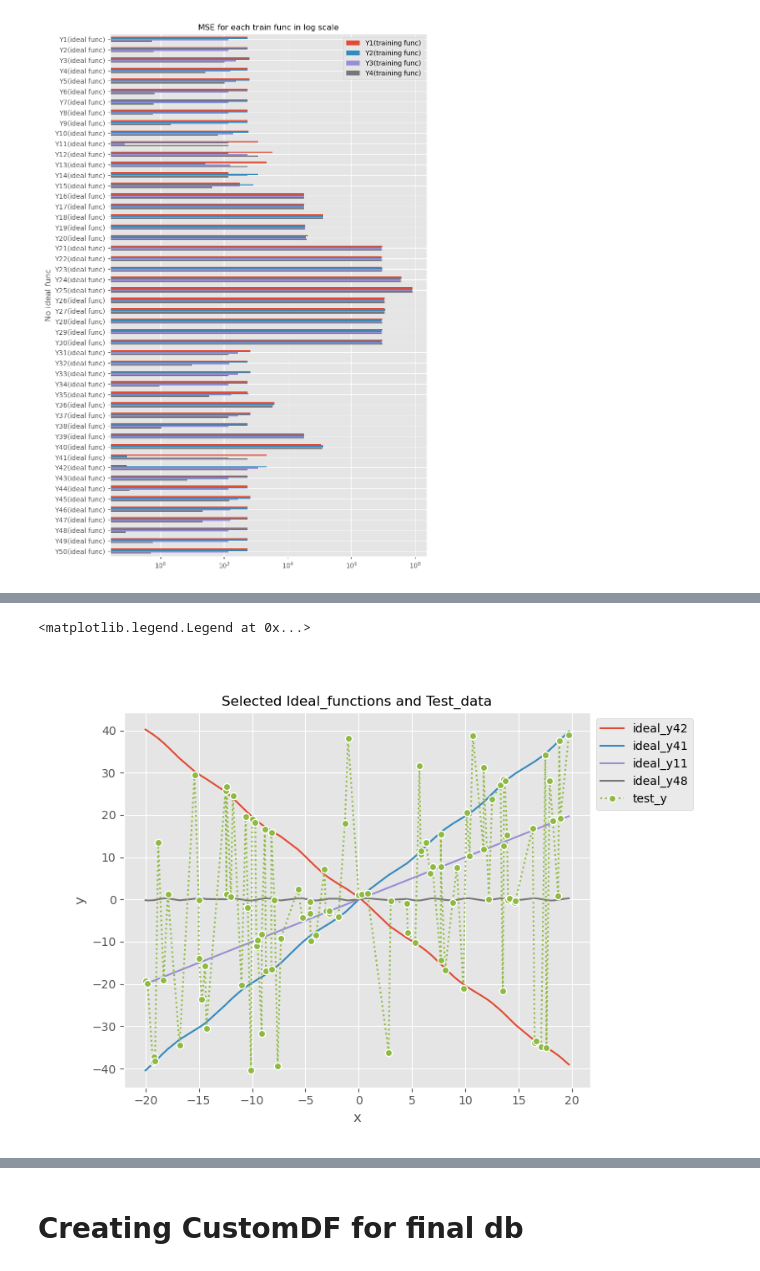
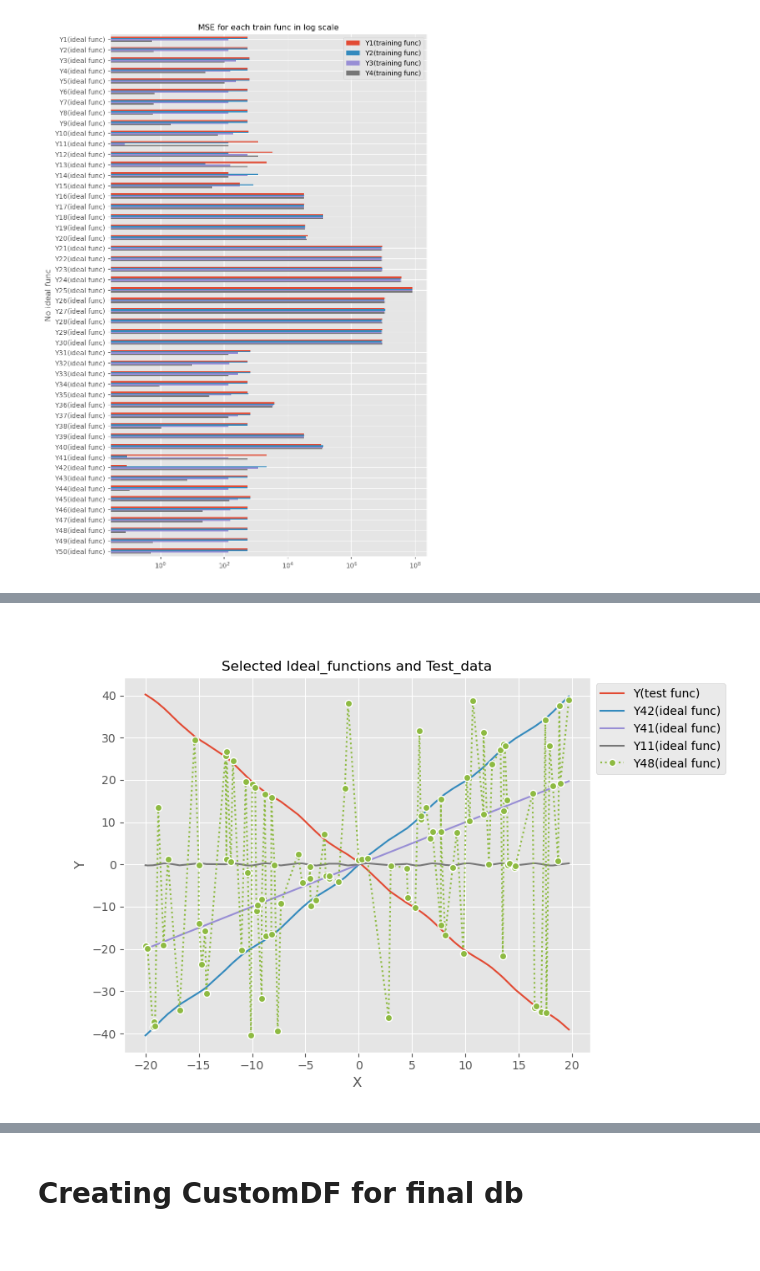
Before and after one commit to Fful/pyprog-course-WA, a Jupyter notebook: data_processing.ipynb, the cells around one changed output, grey strips where cells are left out. Drawn from its saved outputs; the diff is of its cells as text; code cells hidden in the pictures.

```diff
--- a/data_processing.ipynb
+++ b/data_processing.ipynb
@@ -321,17 +392,7 @@ merged_df.head()
 | 2 | -19.3 | -38.458572 | 39.050125 | -38.817684 | -19.3 | -0.195970 |
 | 3 | -19.2 | -37.170870 | 38.869610 | -38.571660 | -19.2 | -0.161224 |
 | 4 | -19.1 | -38.155376 | 38.684402 | -38.323917 | -19.1 | -0.120051 |
-# %%
-ax2 = merged_df.plot(x='x',
-                     y=chosen_ideal,
-                     ylabel='y',
-                     figsize=(8.27, 5.84)
-                    )
-ax2.set_title('Selected Ideal_functions and Test_data', fontsize=12)
-ax2.plot(merged_df['x'], merged_df['y'], 'C5o:', mec='1.0')
-labels = [f'ideal_{ch_i}' for ch_i in chosen_ideal] + ['test_y']
-plt.subplots_adjust(right=0.8)
-ax2.legend(labels=labels, loc='upper left', bbox_to_anchor=(1, 1))
-# %% [output]
-<matplotlib.legend.Legend at 0x...>
-[figure, removed]
+# %%
+merged_df.plot_ideal_to_test(chosen_ideal_labels)
+# %% [output]
+[figure, added]
```
Also changed, not shown: parts of 25 cells of this notebook.
